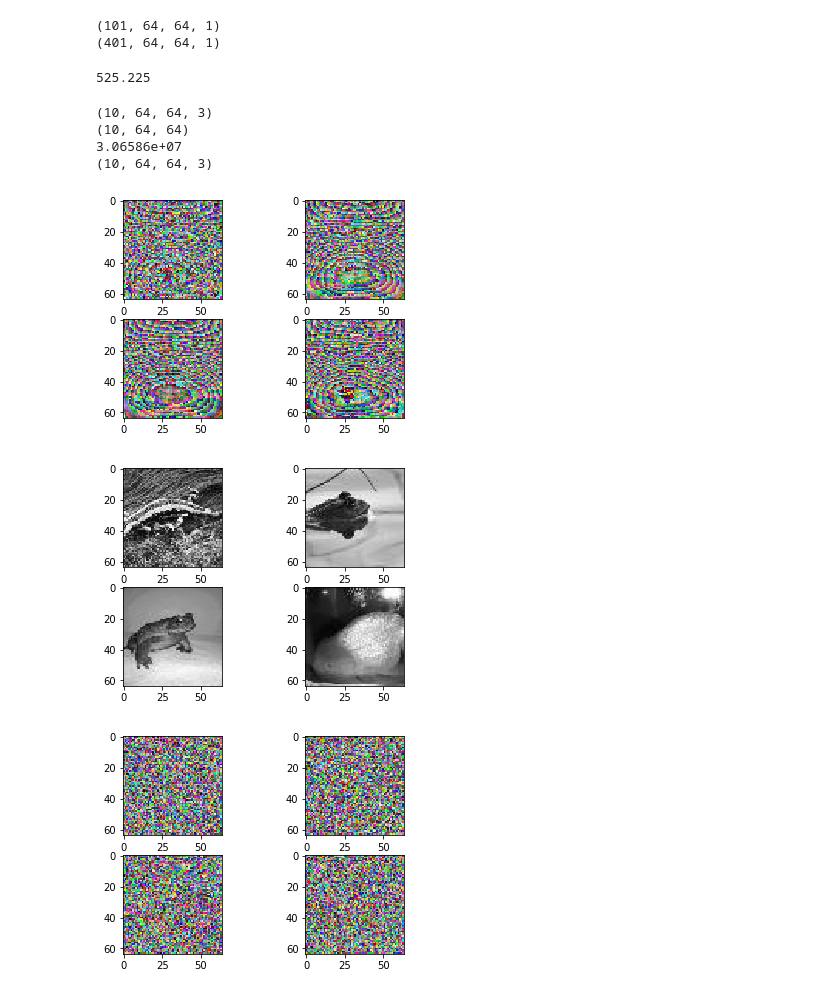
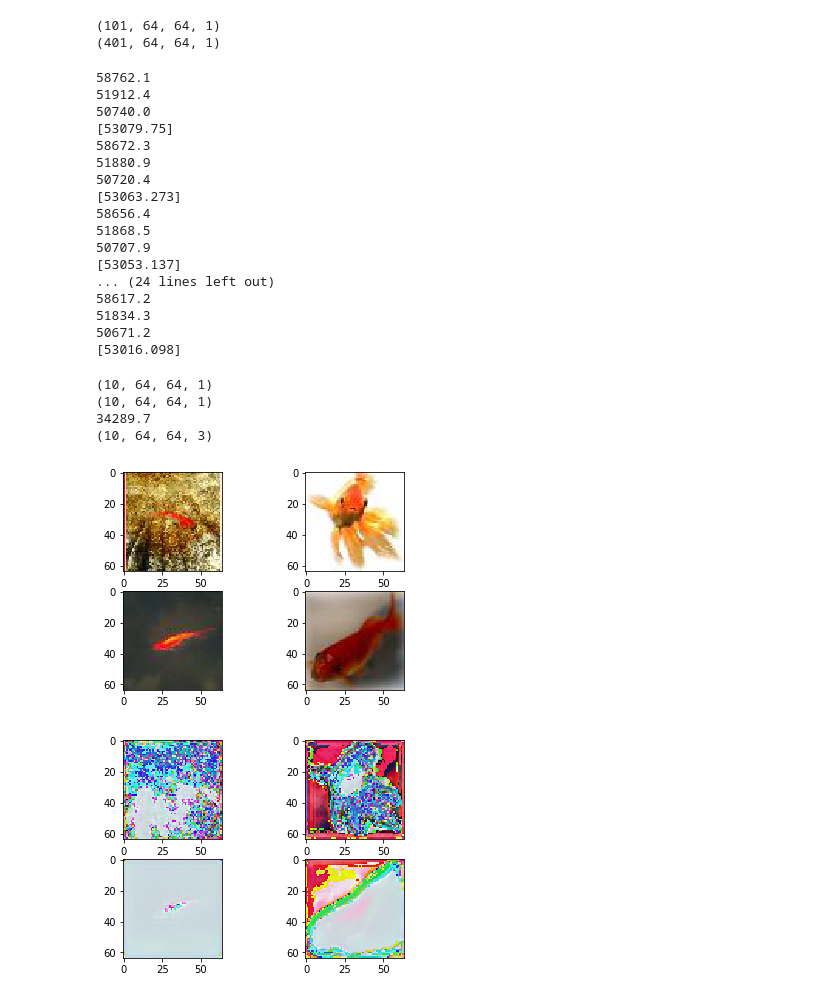
Before and after one commit to sanyammehra/AutoColor, a Jupyter notebook: src/FirstModel.ipynb, the cells around one changed output. Saved outputs shown, nothing was run; the diff lists cells and outputs as text; code cells hidden in the pictures.

```diff
--- a/src/FirstModel.ipynb
+++ b/src/FirstModel.ipynb
@@ -60,7 +60,7 @@ batch_size = 32
 def train_epoch(data, target):
     sizee = data.shape[0]
     for i in range(sizee//batch_size):
-        feed_dict = {Y: -1 + (target[i*batch_size:batch_size*i+batch_size])/255.0, X: data[i*batch_size:batch_size*i+batch_size],is_training:True}
+        feed_dict = {Y:   (target[i*batch_size:batch_size*i+batch_size]), X: data[i*batch_size:batch_size*i+batch_size],is_training:True}
         losses,_ = sess.run([loss,train_step],feed_dict)
         if(i%5==0):
             print (losses)
@@ -70,7 +70,7 @@ def train_epoch(data, target):
 def val_result(data, target):
     sizee = data.shape[0]
     for i in range(sizee//batch_size):
-        feed_dict = {Y: -1.0 + (target[i*batch_size:batch_size*i+batch_size])/255.0, X: data[i*batch_size:batch_size*i+batch_size],is_training:False}
+        feed_dict = {Y:  (target[i*batch_size:batch_size*i+batch_size]), X: data[i*batch_size:batch_size*i+batch_size],is_training:False}
         losses = sess.run([loss_test],feed_dict)
         if(i%5 ==0):
             print (losses)
@@ -80,60 +80,76 @@ for i in range(num_epochs):
     train_epoch(X_train, Y_train)
     val_result(X_test, Y_test)
 # %% [output]
-525.225
+58762.1
+51912.4
+50740.0
+[53079.75]
+58672.3
+51880.9
+50720.4
+[53063.273]
+58656.4
+51868.5
+50707.9
+[53053.137]
+... (24 lines left out)
+58617.2
+51834.3
+50671.2
+[53016.098]
 # %%
 ### Image visualisation
 import matplotlib.pyplot as plt
 import numpy.random as rnd
 
-def rgb2gray2(rgb):
-    a = np.dot(rgb[...,:3], [0.299, 0.587, 0.114])
-    return a
+#def rgb2gray2(rgb):
+ #   a = np.dot(rgb[...,:3], [0.299, 0.587, 0.114])
+  #  return a
 
-rand_indices = np.random.choice(2000,10)
-sample_images = X_small_train[rand_indices]
+rand_indices = np.random.choice(400,10)
+sample_images = X_train[rand_indices]
+samp = Y_train[rand_indices]
 print (sample_images.shape)
-grayed_sample_images = rgb2gray2(sample_images)
+grayed_sample_images = (sample_images)
 print (grayed_sample_images.shape)
 
-feed_dict = {X:grayed_sample_images[:,:,:,np.newaxis],Y:sample_images,is_training:True}
+feed_dict = {X:grayed_sample_images[:,:,:],Y:samp,is_training:True}
 model_generated_images = sess.run([test_model,loss_test],feed_dict)
 print (model_generated_images[1])
 print(model_generated_images[0].shape)
 
 def show_images(images,gray = False):
 
 
     if(gray):
         plt.subplot(221)
         plt.imshow(images[0],cmap = plt.get_cmap('gray'))
         plt.subplot(222)
         plt.imshow(images[1], cmap = plt.get_cmap('gray'))
         plt.subplot(223)
         plt.imshow(images[2], cmap = plt.get_cmap('gray'))
         plt.subplot(224)
         plt.imshow(images[3], cmap = plt.get_cmap('gray'))
     else :
         plt.subplot(221)
         plt.imshow(images[0]);
         plt.subplot(222)
         plt.imshow(images[1])
         plt.subplot(223)
         plt.imshow(images[2])
         plt.subplot(224)
         plt.imshow(images[3])
 
     plt.show()
 
 
-show_images((sample_images))
-show_images(grayed_sample_images,gray = True)
-show_images(model_generated_images[0] )
+show_images((samp))
+#show_images(grayed_sample_images,gray = True)
+show_images((model_generated_images[0]) )
 # %% [output]
+(10, 64, 64, 1)
+(10, 64, 64, 1)
+34289.7
 (10, 64, 64, 3)
-(10, 64, 64)
-3.06586e+07
-(10, 64, 64, 3)
-[figure, old version]
+[figure, new version]
-[figure, old version]
+[figure, new version]
-[figure, removed]
```
Also changed, not shown: 1 other file.
